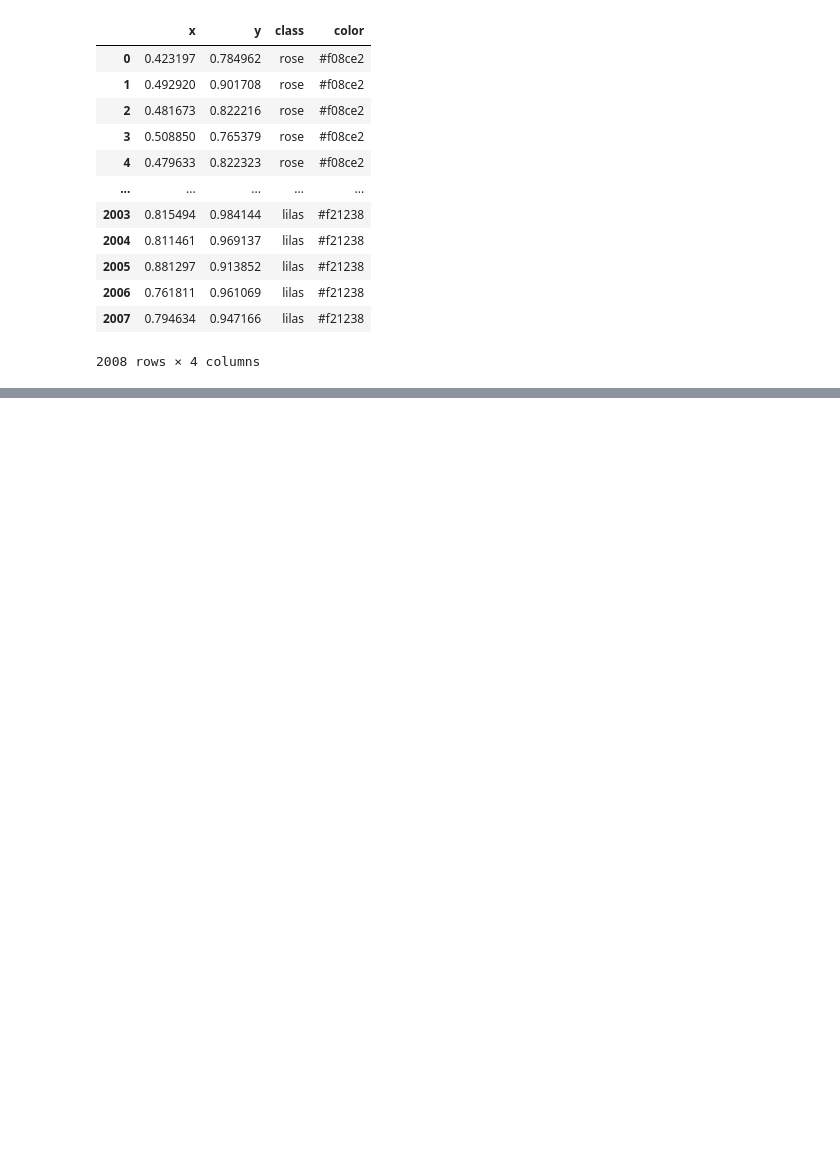
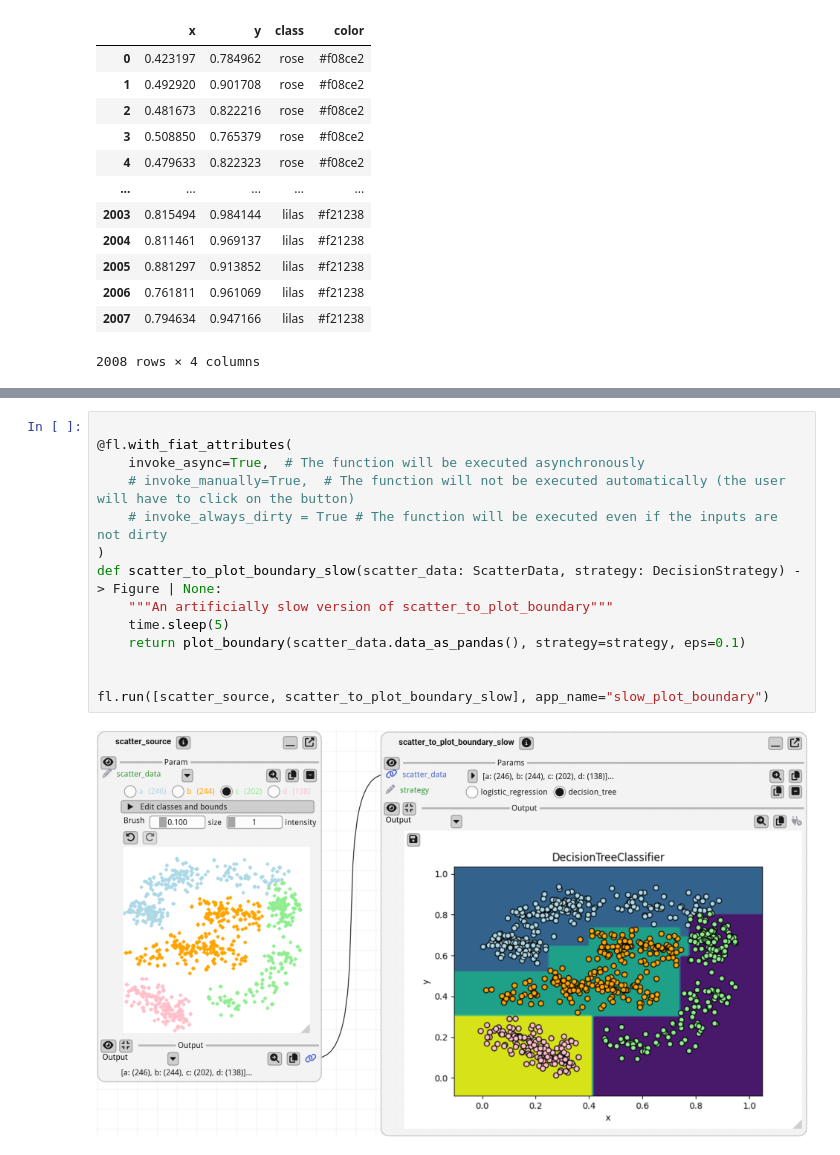
Before and after one commit to pthom/probabl_draft, a Jupyter notebook: scatter/scatter_notebook_fiatlight.ipynb, the cells around one changed output, grey strips where cells are left out. Cells and saved outputs as stored; diff of their text form; blank space fills up the shorter version.

```diff
--- a/scatter/scatter_notebook_fiatlight.ipynb
+++ b/scatter/scatter_notebook_fiatlight.ipynb
@@ -168,0 +178,16 @@ SCATTER_DATA.data_as_pandas()
+# %%
+
+@fl.with_fiat_attributes(
+    invoke_async=True,  # The function will be executed asynchronously
+    # invoke_manually=True,  # The function will not be executed automatically (the user will have to click on the button)
+    # invoke_always_dirty = True # The function will be executed even if the inputs are not dirty
+)
+def scatter_to_plot_boundary_slow(scatter_data: ScatterData, strategy: DecisionStrategy) -> Figure | None:
+    """An artificially slow version of scatter_to_plot_boundary"""
+    time.sleep(5)
+    return plot_boundary(scatter_data.data_as_pandas(), strategy=strategy, eps=0.1)
+
+
+fl.run([scatter_source, scatter_to_plot_boundary_slow], app_name="slow_plot_boundary")
+# %% [output]
+[figure, added]
```
Also changed, not shown: parts of 7 cells of this notebook, 4 other files.
